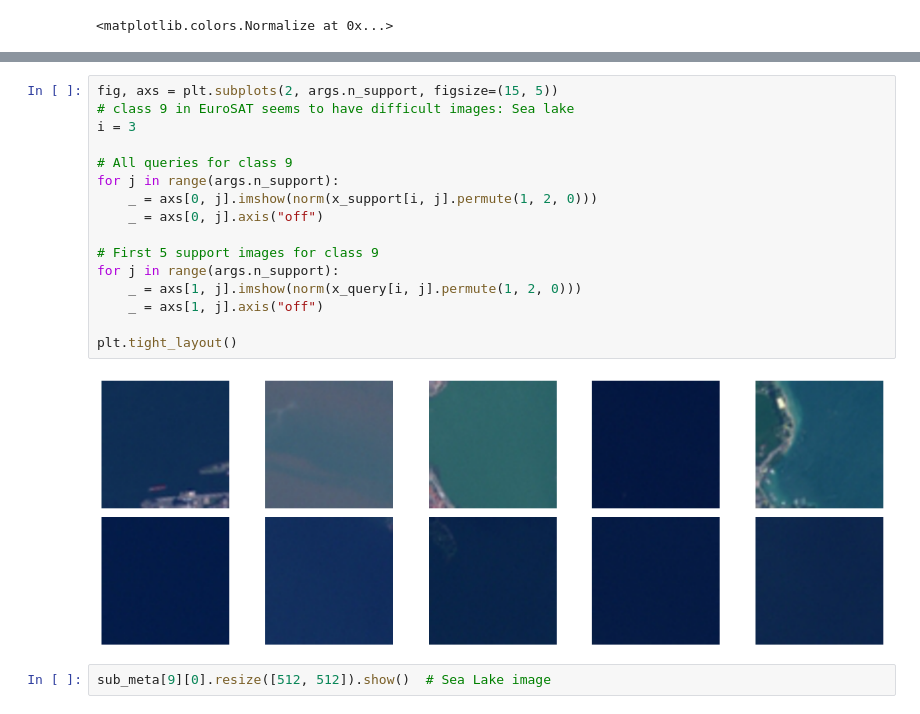
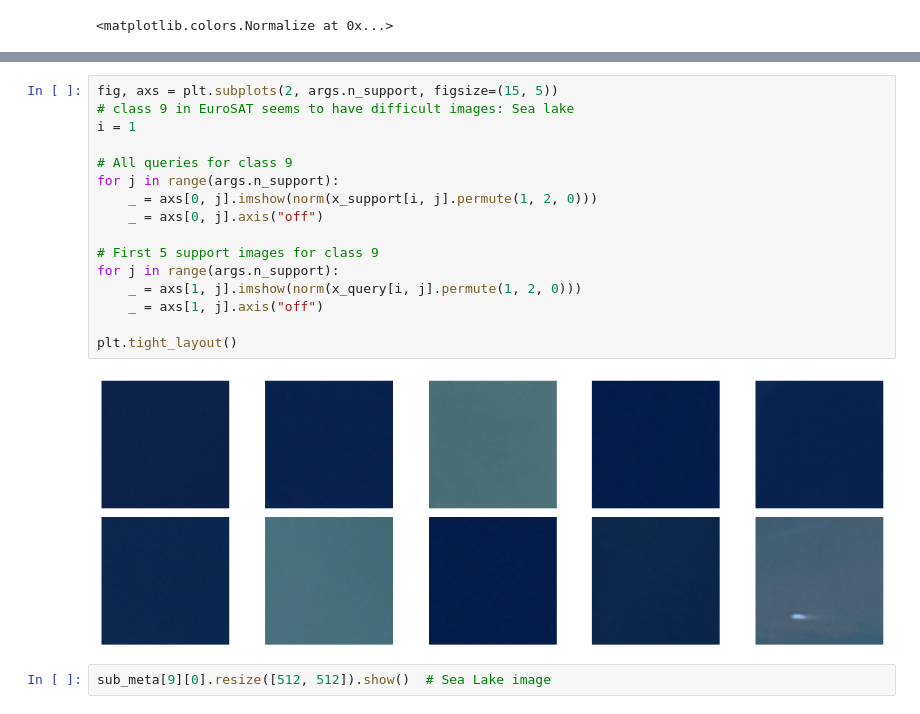
Before and after one commit to jl3720/cross-domain-fsl, a Jupyter notebook: notebooks/clip_protonet.ipynb, the cells around one changed output, grey strips where cells are left out. Drawn from its saved outputs; the diff is of its cells as text.

```diff
--- a/notebooks/clip_protonet.ipynb
+++ b/notebooks/clip_protonet.ipynb
@@ -257,21 +243,21 @@ classes: tensor([2, 0, 4, 9, 5])
 # %%
 fig, axs = plt.subplots(2, args.n_support, figsize=(15, 5))
 # class 9 in EuroSAT seems to have difficult images: Sea lake
-i = 3
+i = 1
 
 # All queries for class 9
 for j in range(args.n_support):
     _ = axs[0, j].imshow(norm(x_support[i, j].permute(1, 2, 0)))
     _ = axs[0, j].axis("off")
 
 # First 5 support images for class 9
 for j in range(args.n_support):
     _ = axs[1, j].imshow(norm(x_query[i, j].permute(1, 2, 0)))
     _ = axs[1, j].axis("off")
 
 plt.tight_layout()
 # %% [output]
-[figure, old version]
+[figure, new version]
 # %%
 sub_meta[9][0].resize([512, 512]).show()  # Sea Lake image
 # %% [output]
```
Also changed, not shown: parts of 9 cells of this notebook, 1 other file.
